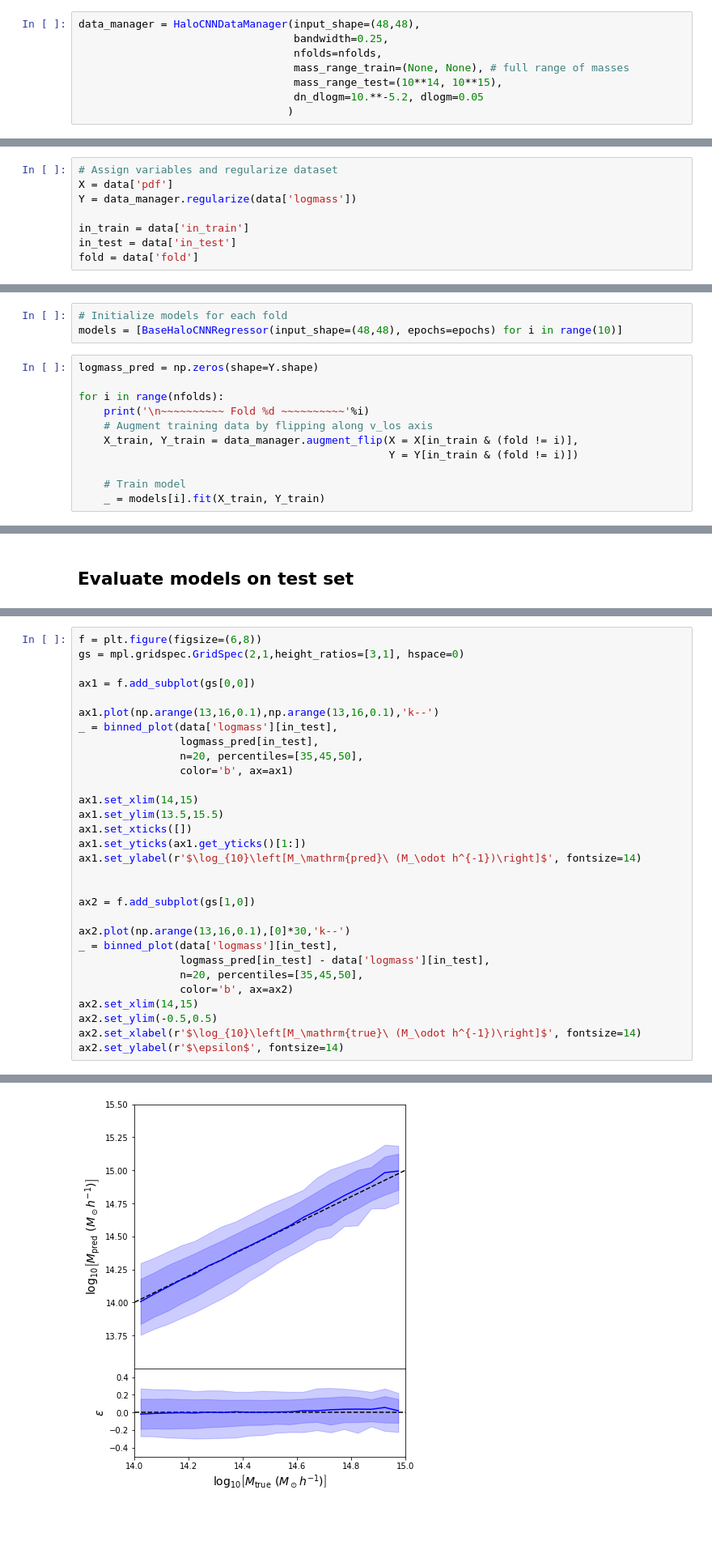
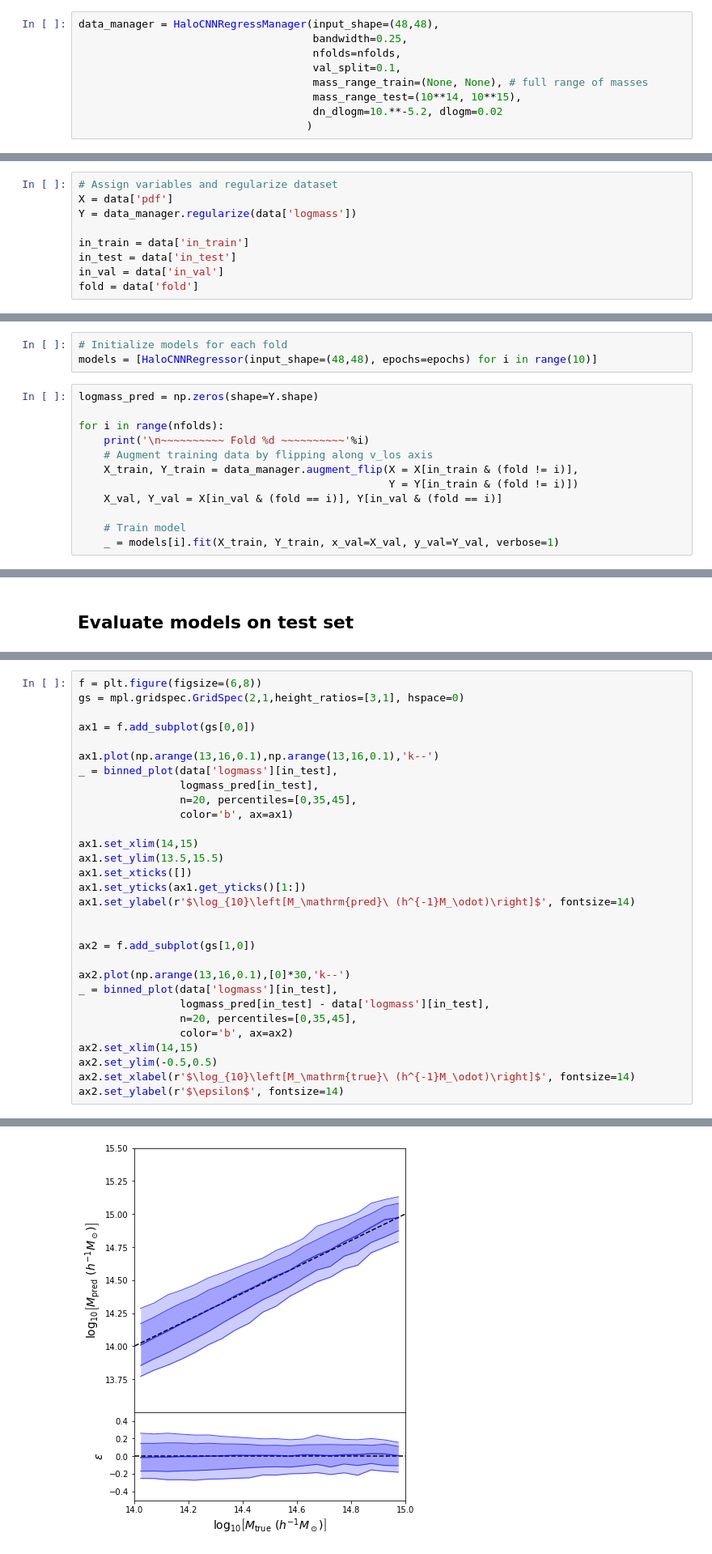
Before and after one commit to McWilliamsCenter/halo_cnn, a Jupyter notebook: tutorial.ipynb, the cells around one changed output, grey strips where cells are left out. Shown at 81% size. Saved outputs shown, nothing was run; the diff lists cells and outputs as text; blank space fills up the shorter version.

```diff
--- a/tutorial.ipynb
+++ b/tutorial.ipynb
@@ -27,13 +25,14 @@ epochs = 20 # train for 20 epochs
 # %% [markdown]
 ## Load and Preprocess Data
 # %%
-data_manager = HaloCNNDataManager(input_shape=(48,48),
-                                  bandwidth=0.25,
-                                  nfolds=nfolds,
-                                  mass_range_train=(None, None), # full range of masses
-                                  mass_range_test=(10**14, 10**15),
-                                  dn_dlogm=10.**-5.2, dlogm=0.05
-                                 )
+data_manager = HaloCNNRegressManager(input_shape=(48,48),
+                                     bandwidth=0.25,
+                                     nfolds=nfolds,
+                                     val_split=0.1,
+                                     mass_range_train=(None, None), # full range of masses
+                                     mass_range_test=(10**14, 10**15),
+                                     dn_dlogm=10.**-5.2, dlogm=0.02
+                                    )
 # %%
 # Load catalogs
 catalog = data_manager.load_catalog('/home/mho1/scratch/halo_cnn/data_mocks/Rockstar_UM_z=0.000_contam.p')
@@ -62,6 +61,7 @@ Y = data_manager.regularize(data['logmass'])
 
 in_train = data['in_train']
 in_test = data['in_test']
+in_val = data['in_val']
 fold = data['fold']
 # %%
 # Plot mass distribution of train and test sets
@@ -83,7 +85,7 @@ plt.legend()
 ## Initialize and Train Models
 # %%
 # Initialize models for each fold
-models = [BaseHaloCNNRegressor(input_shape=(48,48), epochs=epochs) for i in range(10)]
+models = [HaloCNNRegressor(input_shape=(48,48), epochs=epochs) for i in range(10)]
 # %%
 logmass_pred = np.zeros(shape=Y.shape)
 
@@ -92,8 +94,9 @@ for i in range(nfolds):
     # Augment training data by flipping along v_los axis
     X_train, Y_train = data_manager.augment_flip(X = X[in_train & (fold != i)],
                                                  Y = Y[in_train & (fold != i)])
+    X_val, Y_val = X[in_val & (fold == i)], Y[in_val & (fold == i)]
 
     # Train model
-    _ = models[i].fit(X_train, Y_train)
+    _ = models[i].fit(X_train, Y_train, x_val=X_val, y_val=Y_val, verbose=1)
 # %% [output]
 ~~~~~~~~~~ Fold 0 ~~~~~~~~~~
@@ -153,14 +173,14 @@ ax1 = f.add_subplot(gs[0,0])
 ax1.plot(np.arange(13,16,0.1),np.arange(13,16,0.1),'k--')
 _ = binned_plot(data['logmass'][in_test],
                 logmass_pred[in_test],
-                n=20, percentiles=[35,45,50],
+                n=20, percentiles=[0,35,45],
                 color='b', ax=ax1)
 
 ax1.set_xlim(14,15)
 ax1.set_ylim(13.5,15.5)
 ax1.set_xticks([])
 ax1.set_yticks(ax1.get_yticks()[1:])
-ax1.set_ylabel(r'$\log_{10}\left[M_\mathrm{pred}\ (M_\odot h^{-1})\right]$', fontsize=14)
+ax1.set_ylabel(r'$\log_{10}\left[M_\mathrm{pred}\ (h^{-1}M_\odot)\right]$', fontsize=14)
 
 
 ax2 = f.add_subplot(gs[1,0])
@@ -168,10 +188,10 @@ ax2 = f.add_subplot(gs[1,0])
 ax2.plot(np.arange(13,16,0.1),[0]*30,'k--')
 _ = binned_plot(data['logmass'][in_test],
                 logmass_pred[in_test] - data['logmass'][in_test],
-                n=20, percentiles=[35,45,50],
+                n=20, percentiles=[0,35,45],
                 color='b', ax=ax2)
 ax2.set_xlim(14,15)
 ax2.set_ylim(-0.5,0.5)
-ax2.set_xlabel(r'$\log_{10}\left[M_\mathrm{true}\ (M_\odot h^{-1})\right]$', fontsize=14)
+ax2.set_xlabel(r'$\log_{10}\left[M_\mathrm{true}\ (h^{-1}M_\odot)\right]$', fontsize=14)
 ax2.set_ylabel(r'$\epsilon$', fontsize=14)
 # %% [output]
@@ -179 +199 @@ Text(0,0.5,'$\\epsilon$')
-[figure, old version]
+[figure, new version]
```
Also changed, not shown: parts of 6 cells of this notebook.
